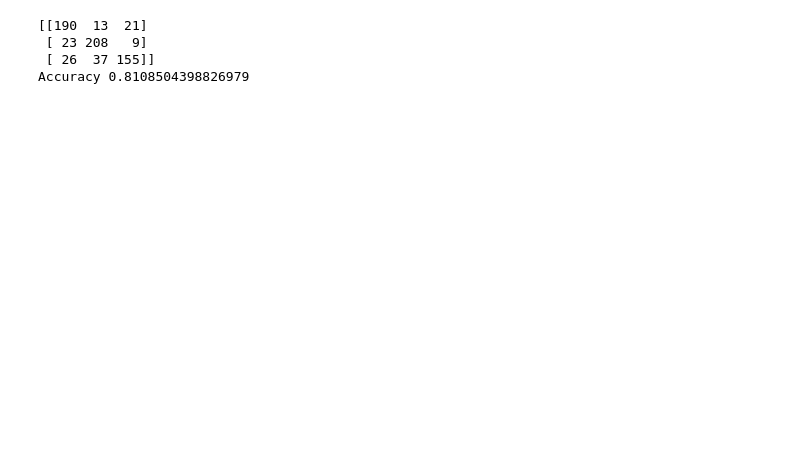
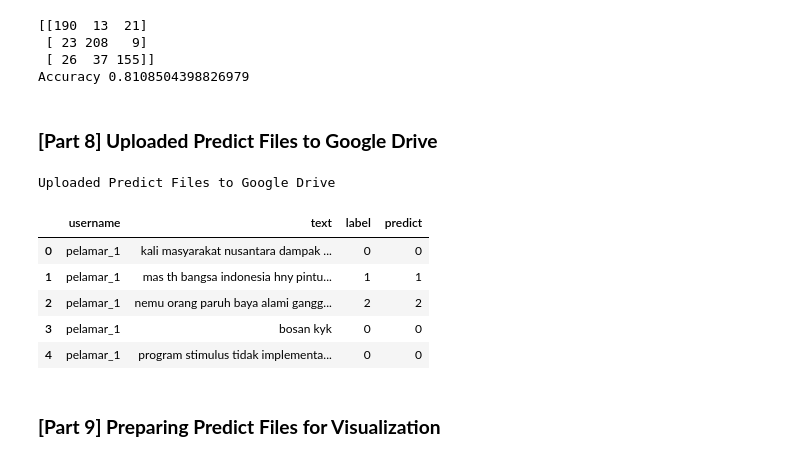
Before and after one commit to farhanalfaa/twitter-sentiment-analysis, a Jupyter notebook: program/[Part_5]_Predict_Output.ipynb, the cells around one changed output. Saved outputs shown, nothing was run; the diff lists cells and outputs as text; code cells hidden in the pictures; blank space fills up the shorter version.

```diff
--- a/program/[Part_5]_Predict_Output.ipynb
+++ b/program/[Part_5]_Predict_Output.ipynb
@@ -259,28 +37,0 @@ train_labels = to_categorical(y_train)
-# %%
-target = []
-
-for i in y_valid:
-  if i == -1:
-    target.append(0)
-  elif i == 0:
-    target.append(1)
-  elif i == 1:
-    target.append(2)
-
-y_valid = target
-
-valid_labels = to_categorical(y_valid)
-# %%
-target = []
-
-for i in test['label']:
-  if i == -1:
-    target.append(0)
-  elif i == 0:
-    target.append(1)
-  elif i == 1:
-    target.append(2)
-
-test['new_label'] = target
-
-test_labels = to_categorical(test['new_label'])
@@ -400,7 +37,0 @@ Saved model to disk
-# %%
-import pickle
-
-with open('tokenizer.pickle', 'wb') as handle:
-    pickle.dump(tokenizer, handle, protocol=pickle.HIGHEST_PROTOCOL)
-
-print("Saved tokenizer model to disk")
@@ -490,0 +112,2 @@ files.download('predict.xlsx')
+# %% [markdown]
+### **[Part 8] Uploaded Predict Files to Google Drive**
@@ -490,0 +116,17 @@ files.download('predict.xlsx')
+# %%
+!cp predict.xlsx '/content/drive/My Drive/Tugas_Akhir/dataset/'
+
+print("Uploaded Predict Files to Google Drive")
+# %% [output]
+Uploaded Predict Files to Google Drive
+# %%
+predict.head()
+# %% [output]
+|  | username | text | label | predict |
+| 0 | pelamar_1 | kali masyarakat nusantara dampak ... | 0 | 0 |
+| 1 | pelamar_1 | mas th bangsa indonesia hny pintu... | 1 | 1 |
+| 2 | pelamar_1 | nemu orang paruh baya alami gangg... | 2 | 2 |
+| 3 | pelamar_1 | bosan kyk | 0 | 0 |
+| 4 | pelamar_1 | program stimulus tidak implementa... | 0 | 0 |
+# %% [markdown]
+### **[Part 9] Preparing Predict Files for Visualization**
```
Also changed, not shown: parts of 73 cells of this notebook.
